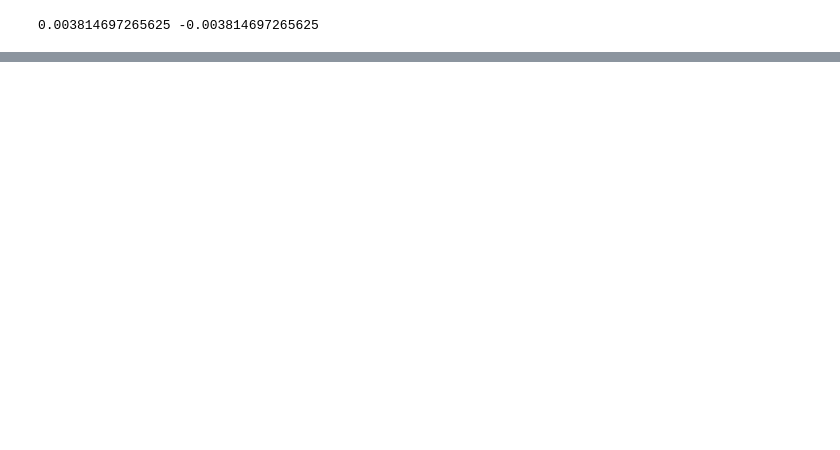
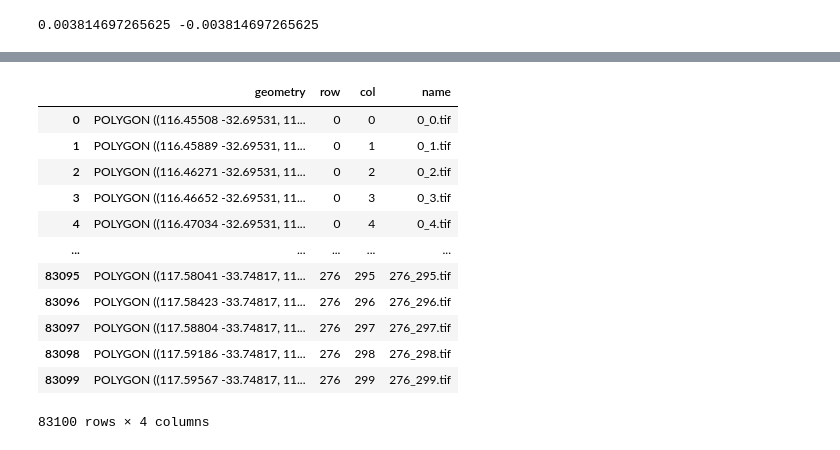
Before and after one commit to DPIRD-DMA/GeoTIFF_tiler, a Jupyter notebook: GeoTIFF_tiler_clean.ipynb, the cells around one changed output, grey strips where cells are left out. Cells and saved outputs as stored; diff of their text form; code cells hidden in the pictures; blank space fills up the shorter version.

```diff
--- a/GeoTIFF_tiler_clean.ipynb
+++ b/GeoTIFF_tiler_clean.ipynb
@@ -213 +211,17 @@ Wall time: 366 ms
+# %%
+polygon_tiles_gpd
+# %% [output]
+|  | geometry | row | col | name |
+| 0 | POLYGON ((116.45508 -32.69531, 11... | 0 | 0 | 0_0.tif |
+| 1 | POLYGON ((116.45889 -32.69531, 11... | 0 | 1 | 0_1.tif |
+| 2 | POLYGON ((116.46271 -32.69531, 11... | 0 | 2 | 0_2.tif |
+| 3 | POLYGON ((116.46652 -32.69531, 11... | 0 | 3 | 0_3.tif |
+| 4 | POLYGON ((116.47034 -32.69531, 11... | 0 | 4 | 0_4.tif |
+| ... | ... | ... | ... | ... |
+| 83095 | POLYGON ((117.58041 -33.74817, 11... | 276 | 295 | 276_295.tif |
+| 83096 | POLYGON ((117.58423 -33.74817, 11... | 276 | 296 | 276_296.tif |
+| 83097 | POLYGON ((117.58804 -33.74817, 11... | 276 | 297 | 276_297.tif |
+| 83098 | POLYGON ((117.59186 -33.74817, 11... | 276 | 298 | 276_298.tif |
+| 83099 | POLYGON ((117.59567 -33.74817, 11... | 276 | 299 | 276_299.tif |
+83100 rows × 4 columns
 # %%
```
Also changed, not shown: parts of 34 cells of this notebook, 1 other file.
